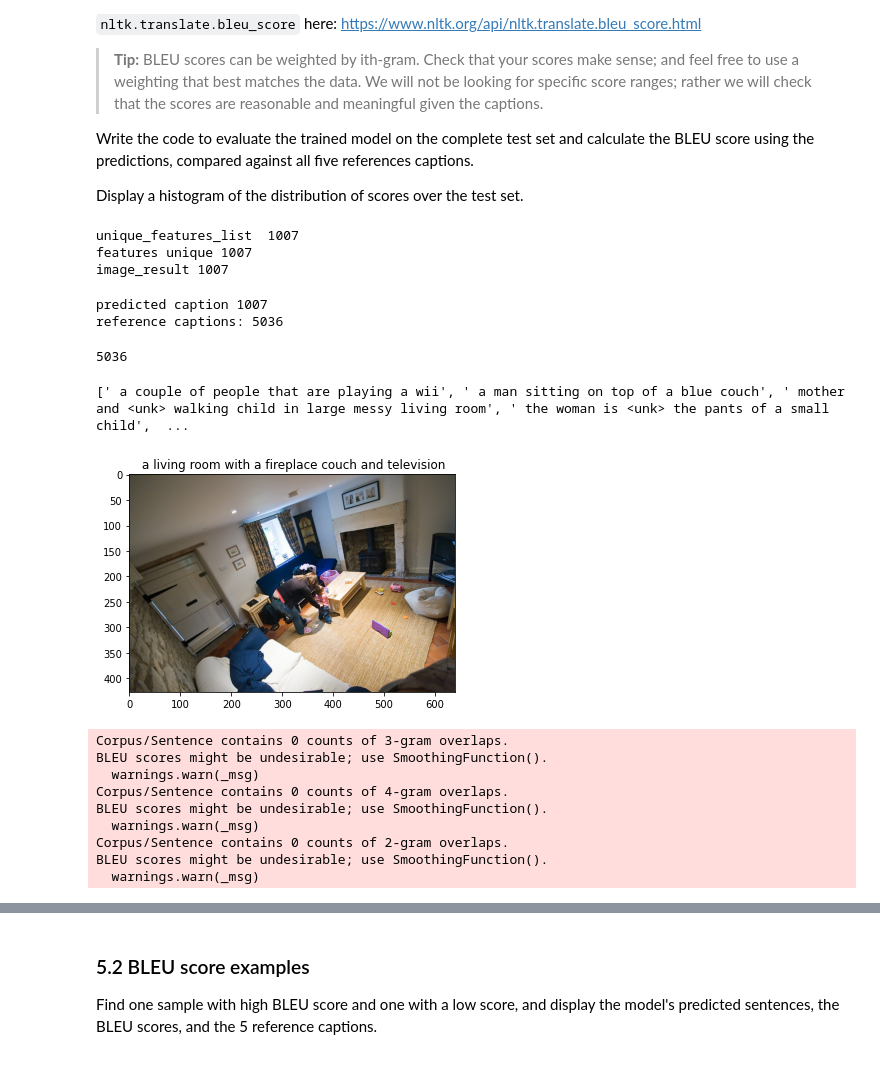
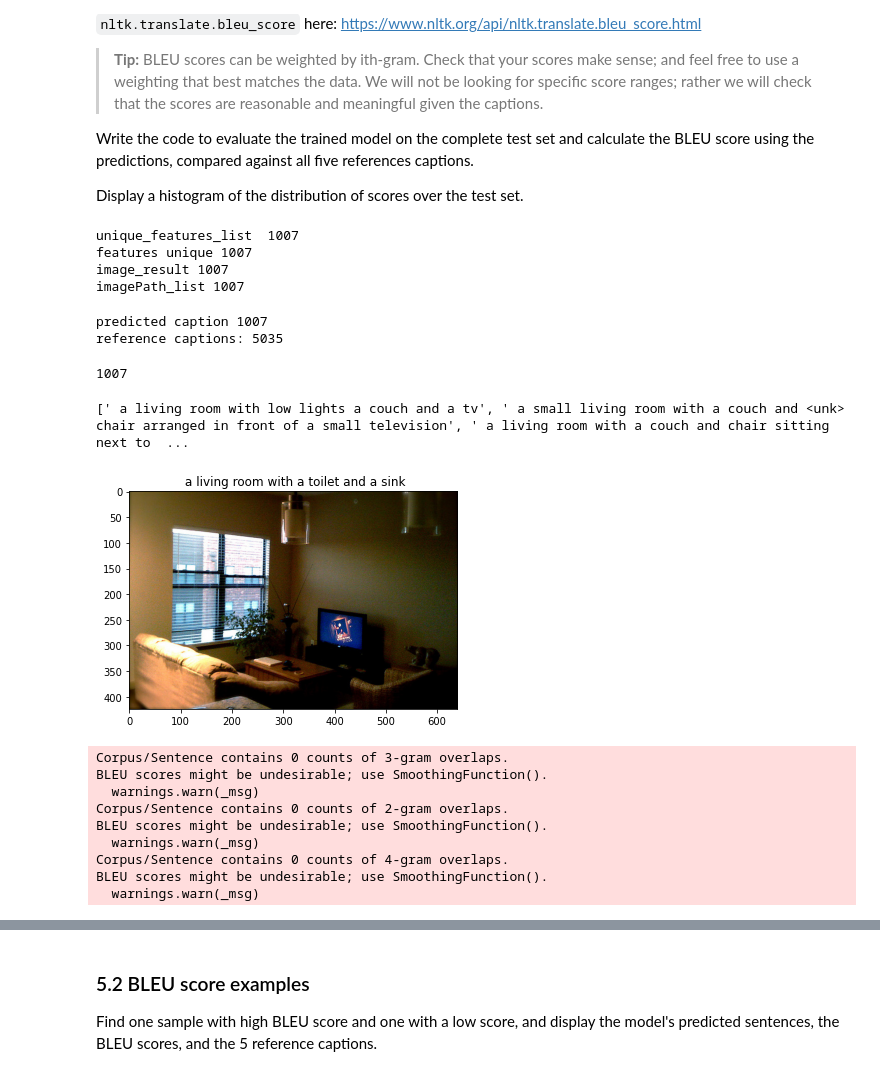
Before and after one commit to buthaina279/P4DS, a Jupyter notebook: COMP5623M_CW2v2.ipynb, the cells around one changed output, grey strips where cells are left out. Saved outputs shown, nothing was run; the diff lists cells and outputs as text; code cells hidden in the pictures.

```diff
--- a/COMP5623M_CW2v2.ipynb
+++ b/COMP5623M_CW2v2.ipynb
@@ -311,7 +318,7 @@ cap_ann_df.head()
 | 3 | 106140 | 98 | A large passenger airplane flying... |
 | 4 | 106140 | 101 | There is a GOL plane taking off i... |
 # %%
-Caption_df = pd.merge(coco_csv,cap_ann_df, left_on = 'id', right_on = 'image_id', how = 'inner')
+Caption_df = pd.merge(coco_csv,cap_ann_df, left_on = 'id', right_on = 'img_id', how = 'inner')
 
 Caption_df = Caption_df[['image_id', 'id_y', 'caption', 'file_name']]
 
@@ -396,15 +403,15 @@
 import random
 import math
 
-def split_ids(image_id_list, train=.7, valid=0.1, test=0.2):
+def split_ids(img_id_list, train=.7, valid=0.1, test=0.2):
     """
     Args:
-        image_id_list (int list): list of unique image ids
+        img_id_list (int list): list of unique image ids
         train (float): train split size (between 0 - 1)
         valid (float): valid split size (between 0 - 1)
         test (float): test split size (between 0 - 1)
     """
-    #list_copy = image_id_list.copy()
+    #list_copy = img_id_list.copy()
 
     list_copy = caption_df['image_id'].unique().copy()
     random.shuffle(list_copy)
@@ -1045,45 +1052,46 @@ cap_t = cap_t.to(device)
 results_path = ROOT + "imgid_features_map.pt"
 img_id_map = torch.load(results_path)
 c=0
-image_result = []
+img_id_list = []
 
 for i in range(len(features_t)):
     for key, value in img_id_map.items():
      if torch.equal(value,features_t[i]) == True:
-       image_result.append(key)
+       img_id_list.append(key)
        c+=1
      else:
          continue
-print("image_result", len(image_result))
+print("image_result", len(img_id_list))
 
-# # Create image list
-imagePath_list =[]
+# Create image list
+img_path_list =[]
 
-for i in range(len(image_result)):
-    imagePath = ROOT + 'images/' + image_result[i] + '.jpg'
-    imagePath_list.append(imagePath)
-print("imagePath_list", len(imagePath_list))
+for i in range(len(img_id_list)):
+    img_Path = ROOT + 'images/' + img_id_list[i] + '.jpg'
+    img_path_list.append(img_Path)
+print("imagePath_list", len(img_path_list))
 # %% [output]
 unique_features_list  1007
 features unique 1007
 image_result 1007
+imagePath_list 1007
 # %%
 #
 decoder.eval()
 with torch.no_grad():
-    word_ids_bleu = decoder.sample(features_bleu).to(device)
+    word_ids = decoder.sample(features_t).to(device)
 
   # results_path2 = ROOT + "CaptionFeatures.pt"
   # capFeat_dict = torch.load(results_path2)
 
 
   # Decode the predicted and refrence captions
-predicted_cap_bleu = decode_caption(word_ids_bleu, vocab)
-ref_cap_bleu = decode_caption(cap_bleu, vocab)
+predicted_cap = decode_caption(word_ids, vocab)
+ref_cap = decode_caption(cap_t, vocab)
 
-print("predicted caption",len(predicted_cap_bleu ))
-print("reference captions:", len(ref_cap_bleu))
+print("predicted caption",len(predicted_cap ))
+print("reference captions:", len(ref_cap))
 # %% [output]
 predicted caption 1007
-reference captions: 5036
+reference captions: 5035
 # %%
@@ -1099,24 +1107,22 @@ for i in range(len(predicted_cap_bleu)):
 # %%
-len(ref_cap_bleu)
+len(ref_pred_cap_dic)
 # %% [output]
-5036
+1007
 # %%
 #test
-plt.title(predicted_cap_bleu[800])
-#imagePath = ROOT + 'images/' + image_result[800] + '.jpg'
-plt.imshow(Image.open(imagePath_list[800]))
-
-print(ref_cap_bleu[4000:4005])
+plt.title(predicted_cap[800])
+plt.imshow(Image.open(img_path_list[800]))
+print(ref_cap[4000:4005])
 # %% [output]
-[' a couple of people that are playing a wii', ' a man sitting on top of a blue couch', ' mother and <unk> walking child in large messy living room', ' the woman is <unk> the pants of a small child',  ...
+[' a living room with low lights a couch and a tv', ' a small living room with a couch and <unk> chair arranged in front of a small television', ' a living room with a couch and chair sitting next to  ...
-[figure, old version]
+[figure, new version]
 # %%
 #calculate sentence bleu and convert list to array
 from nltk.translate.bleu_score import sentence_bleu
 
 bleu_scores_list = []
-for i in range(len(ref_pre_cap)):
-  bleu_score = sentence_bleu(ref_pre_cap[imagePath_list[i]][1], ref_pre_cap[imagePath_list[i]][0])
+for i in range(len(ref_pred_cap_dic)):
+  bleu_score = sentence_bleu(ref_pred_cap_dic[img_path_list[i]][1], ref_pred_cap_dic[img_path_list[i]][0])
 
   bleu_scores_list.append(bleu_score)
 
@@ -1132,14 +1138,14 @@ avg_bleu_score = (bleu_scores_array.sum())/len(bleu_scores_array)
 #sentence_bleu([reference1, reference2, reference3], hypothesis2,smoothing_function=chencherry.method1)
 # %% [output]
 Corpus/Sentence contains 0 counts of 3-gram overlaps.
+BLEU scores might be undesirable; use SmoothingFunction().
+  warnings.warn(_msg)
+Corpus/Sentence contains 0 counts of 2-gram overlaps.
 BLEU scores might be undesirable; use SmoothingFunction().
   warnings.warn(_msg)
 Corpus/Sentence contains 0 counts of 4-gram overlaps.
 BLEU scores might be undesirable; use SmoothingFunction().
   warnings.warn(_msg)
-Corpus/Sentence contains 0 counts of 2-gram overlaps.
-BLEU scores might be undesirable; use SmoothingFunction().
-  warnings.warn(_msg)
 # %%
 bleu_scores_array
 # %% [output]
```
Also changed, not shown: parts of 52 cells of this notebook.
